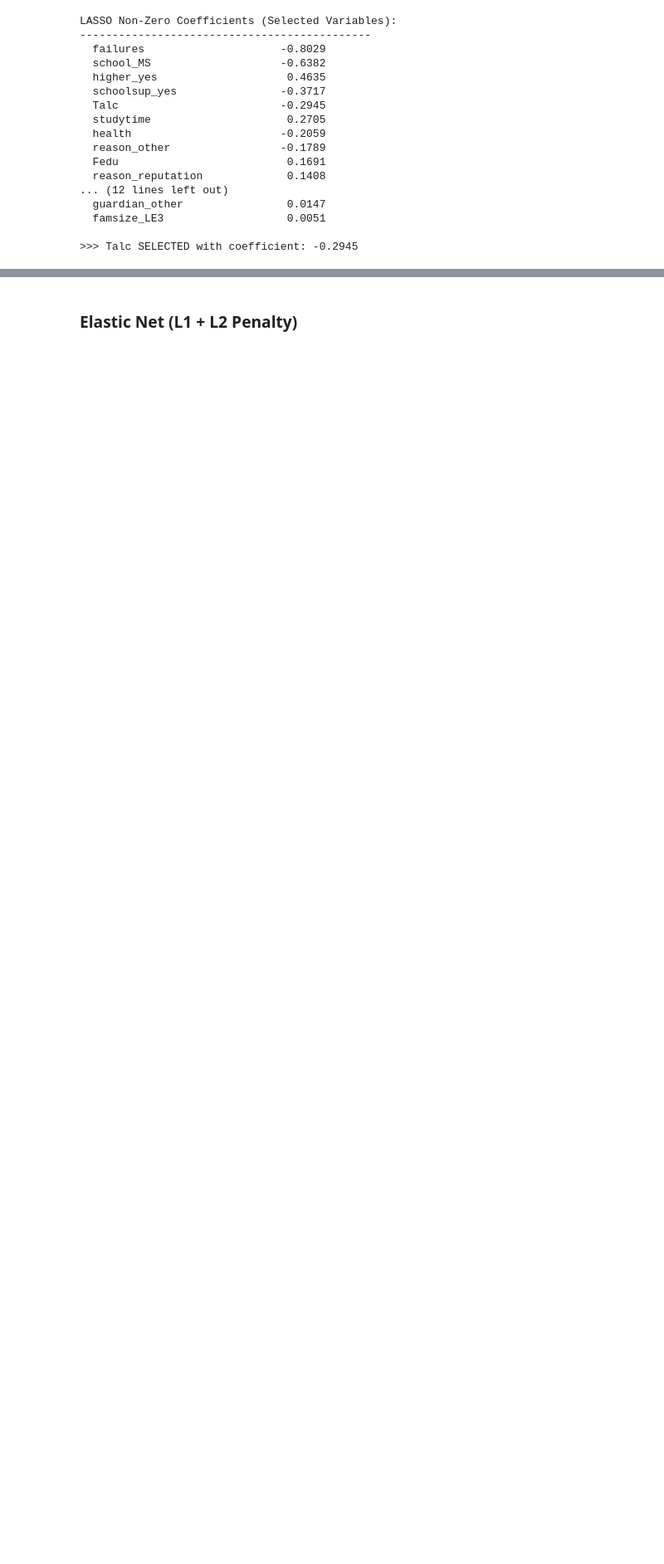
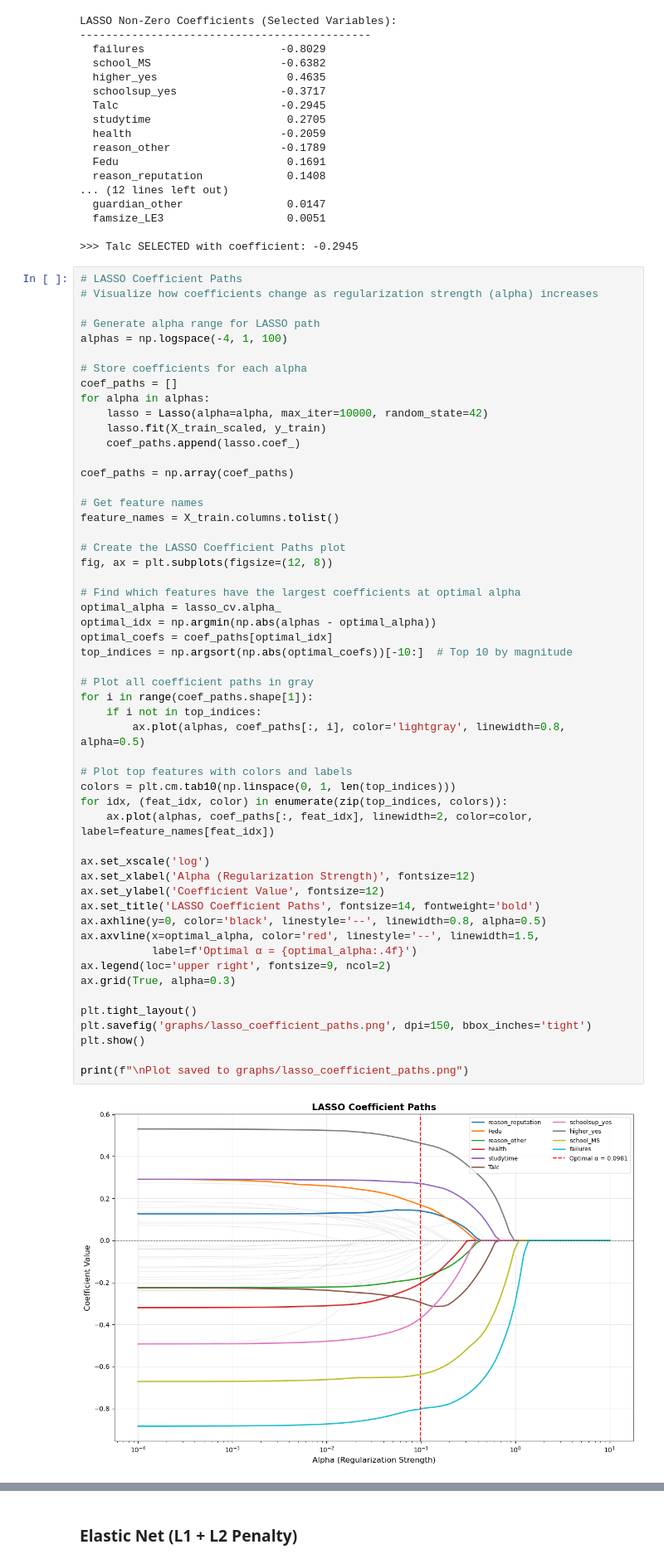
Before and after one commit to sherelleli/qtm347_finalproject, a Jupyter notebook: 1_eda_regression.ipynb, the cells around one changed output, grey strips where cells are left out. Shown at 83% size. Cells and saved outputs as stored; diff of their text form; blank space fills up the shorter version.

Commit message:
Modified methodology and result for report, as well as added Lasso path graph

```diff
--- a/1_eda_regression.ipynb
+++ b/1_eda_regression.ipynb
@@ -1553,3 +1553,58 @@ LASSO Non-Zero Coefficients (Selected Variables):
   famsize_LE3                   0.0051
 
 >>> Talc SELECTED with coefficient: -0.2945
+# %%
+# LASSO Coefficient Paths
+# Visualize how coefficients change as regularization strength (alpha) increases
+
+# Generate alpha range for LASSO path
+alphas = np.logspace(-4, 1, 100)
+
+# Store coefficients for each alpha
+coef_paths = []
+for alpha in alphas:
+    lasso = Lasso(alpha=alpha, max_iter=10000, random_state=42)
+    lasso.fit(X_train_scaled, y_train)
+    coef_paths.append(lasso.coef_)
+
+coef_paths = np.array(coef_paths)
+
+# Get feature names
+feature_names = X_train.columns.tolist()
+
+# Create the LASSO Coefficient Paths plot
+fig, ax = plt.subplots(figsize=(12, 8))
+
+# Find which features have the largest coefficients at optimal alpha
+optimal_alpha = lasso_cv.alpha_
+optimal_idx = np.argmin(np.abs(alphas - optimal_alpha))
+optimal_coefs = coef_paths[optimal_idx]
+top_indices = np.argsort(np.abs(optimal_coefs))[-10:]  # Top 10 by magnitude
+
+# Plot all coefficient paths in gray
+for i in range(coef_paths.shape[1]):
+    if i not in top_indices:
+        ax.plot(alphas, coef_paths[:, i], color='lightgray', linewidth=0.8, alpha=0.5)
+
+# Plot top features with colors and labels
+colors = plt.cm.tab10(np.linspace(0, 1, len(top_indices)))
+for idx, (feat_idx, color) in enumerate(zip(top_indices, colors)):
+    ax.plot(alphas, coef_paths[:, feat_idx], linewidth=2, color=color, label=feature_names[feat_idx])
+
+ax.set_xscale('log')
+ax.set_xlabel('Alpha (Regularization Strength)', fontsize=12)
+ax.set_ylabel('Coefficient Value', fontsize=12)
+ax.set_title('LASSO Coefficient Paths', fontsize=14, fontweight='bold')
+ax.axhline(y=0, color='black', linestyle='--', linewidth=0.8, alpha=0.5)
+ax.axvline(x=optimal_alpha, color='red', linestyle='--', linewidth=1.5,
+           label=f'Optimal α = {optimal_alpha:.4f}')
+ax.legend(loc='upper right', fontsize=9, ncol=2)
+ax.grid(True, alpha=0.3)
+
+plt.tight_layout()
+plt.savefig('graphs/lasso_coefficient_paths.png', dpi=150, bbox_inches='tight')
+plt.show()
+
+print(f"\nPlot saved to graphs/lasso_coefficient_paths.png")
+# %% [output]
+[figure, added]
```
Also changed, not shown: parts of 2 cells of this notebook, 4 other files.
